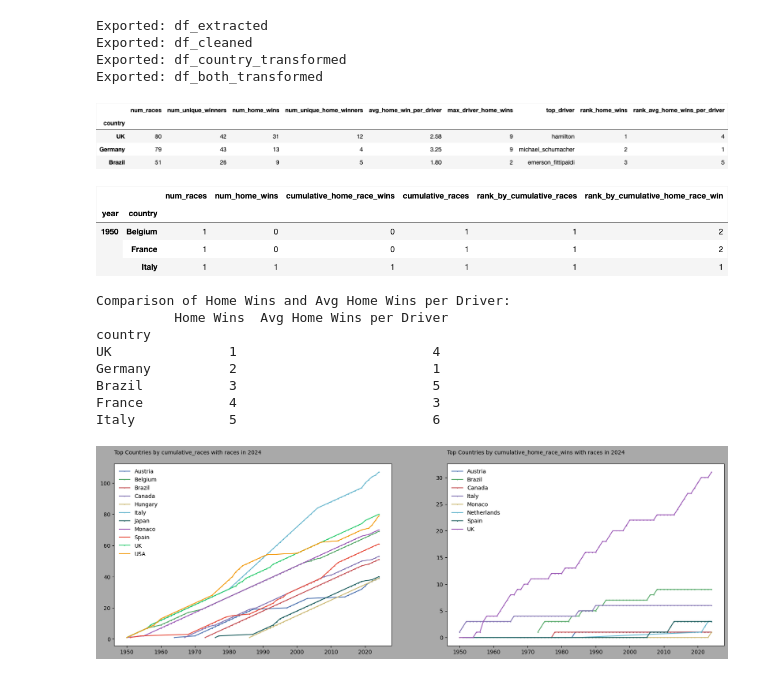
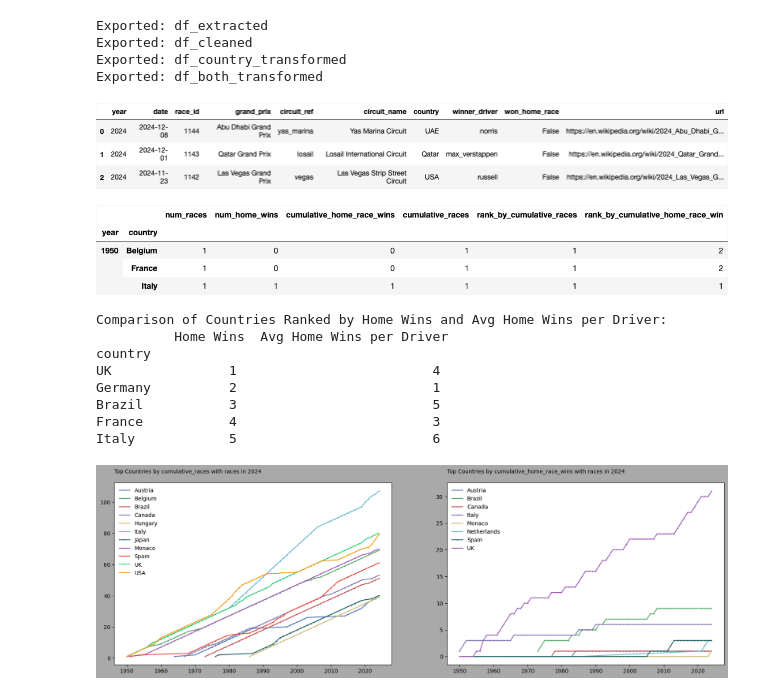
Before and after one commit to x-ruiz/project-formula-1-wc-analytics, a Jupyter notebook: analysis/f1_results_analysis.ipynb, the cells around one changed output. Drawn from its saved outputs; the diff is of its cells as text; code cells hidden in the pictures.

```diff
--- a/analysis/f1_results_analysis.ipynb
+++ b/analysis/f1_results_analysis.ipynb
@@ -60,44 +56,44 @@ rank(df_country_transformed, 'avg_home_win_per_driver', 'rank_avg_home_wins_per_
 # Second transformation dataset grouped by year and country
 df_both_transformed = (transform(df_cleaned,['year', 'country'],False)
     .drop(columns=['num_unique_home_winners', 'num_unique_winners'])
     .sort_values(by=['year', 'country'], ascending=True)
     .assign(
         cumulative_home_race_wins = lambda x: x.groupby('country')['num_home_wins'].cumsum(),
         cumulative_races = lambda x: x.groupby('country')['num_races'].cumsum())
     .assign(
          # Doing a transform not agg because we want results 1:1 with each row
         rank_by_cumulative_races = lambda x: x.groupby('year')['cumulative_races'].transform(
                 lambda x: x.rank(na_option='bottom', ascending=False, method='dense').astype(int)),
         rank_by_cumulative_home_race_win = lambda x: x.groupby('year')['cumulative_home_race_wins'].transform(
                 lambda x: x.rank(na_option='bottom', ascending=False, method='dense').astype(int)))
 )
 # exporting all our dataframes as csvs and images for documentation on github
 # We are threading here since dataframe_image is an async process
 outputs = [(df, "df_extracted"), (df_cleaned, "df_cleaned"), (df_country_transformed, "df_country_transformed"),
            (df_both_transformed, "df_both_transformed")]
 with ThreadPoolExecutor() as executor: # handles enter and exit
     for i in outputs:
         future_df = executor.submit(export_df_image, i[0].head(3), f"images/{i[1]}.png")
         future_df.result() # Wait for the export to complete
         i[0].to_csv(f'outputs/f1_{i[1]}_output.csv')
         print(f"Exported: {i[1]}")
-display(Image(f'images/df_country_transformed.png'))
+display(Image(f'images/df_extracted.png'))
 display(Image(f'images/df_both_transformed.png'))
 # %% [output]
 Exported: df_extracted
 Exported: df_cleaned
 Exported: df_country_transformed
 Exported: df_both_transformed
-[figure, old version]
+[figure, new version]
 [figure]
 # %%
 # ANALYZE | Determining some information from transformed datasets
 home_wins_by_country = df_country_transformed['rank_home_wins']
 avg_home_wins_by_country = df_country_transformed['rank_avg_home_wins_per_driver'].sort_values(ascending=True)
 combined_df = pd.concat([home_wins_by_country.rename("Home Wins"), avg_home_wins_by_country.rename("Avg Home Wins per Driver")], axis=1)
-print(f"Comparison of Home Wins and Avg Home Wins per Driver:\n {combined_df.head(5)}")
+print(f"Comparison of Countries Ranked by Home Wins and Avg Home Wins per Driver:\n {combined_df.head(5)}")
 # %% [output]
-Comparison of Home Wins and Avg Home Wins per Driver:
+Comparison of Countries Ranked by Home Wins and Avg Home Wins per Driver:
           Home Wins  Avg Home Wins per Driver
 country
 UK               1                         4
```
Also changed, not shown: parts of 4 cells of this notebook, 1 other file.
